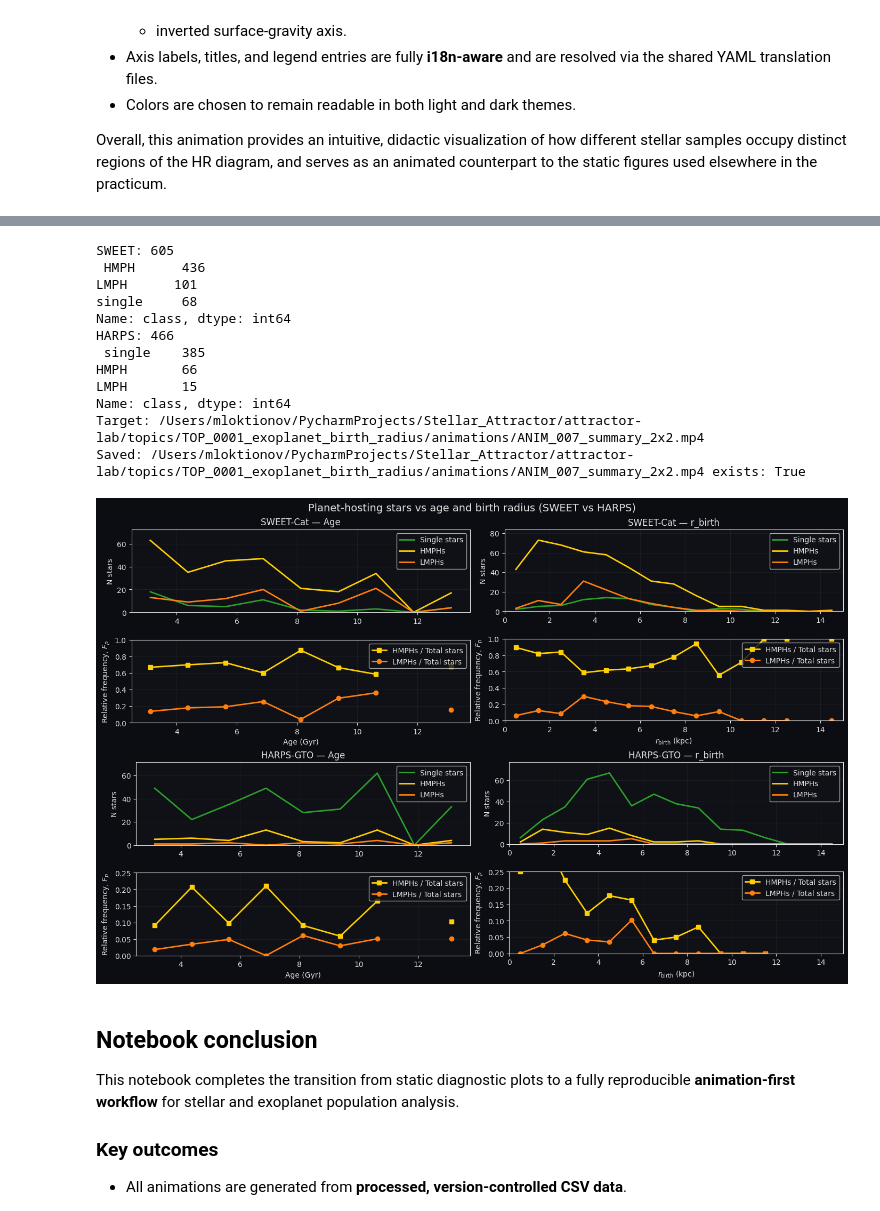
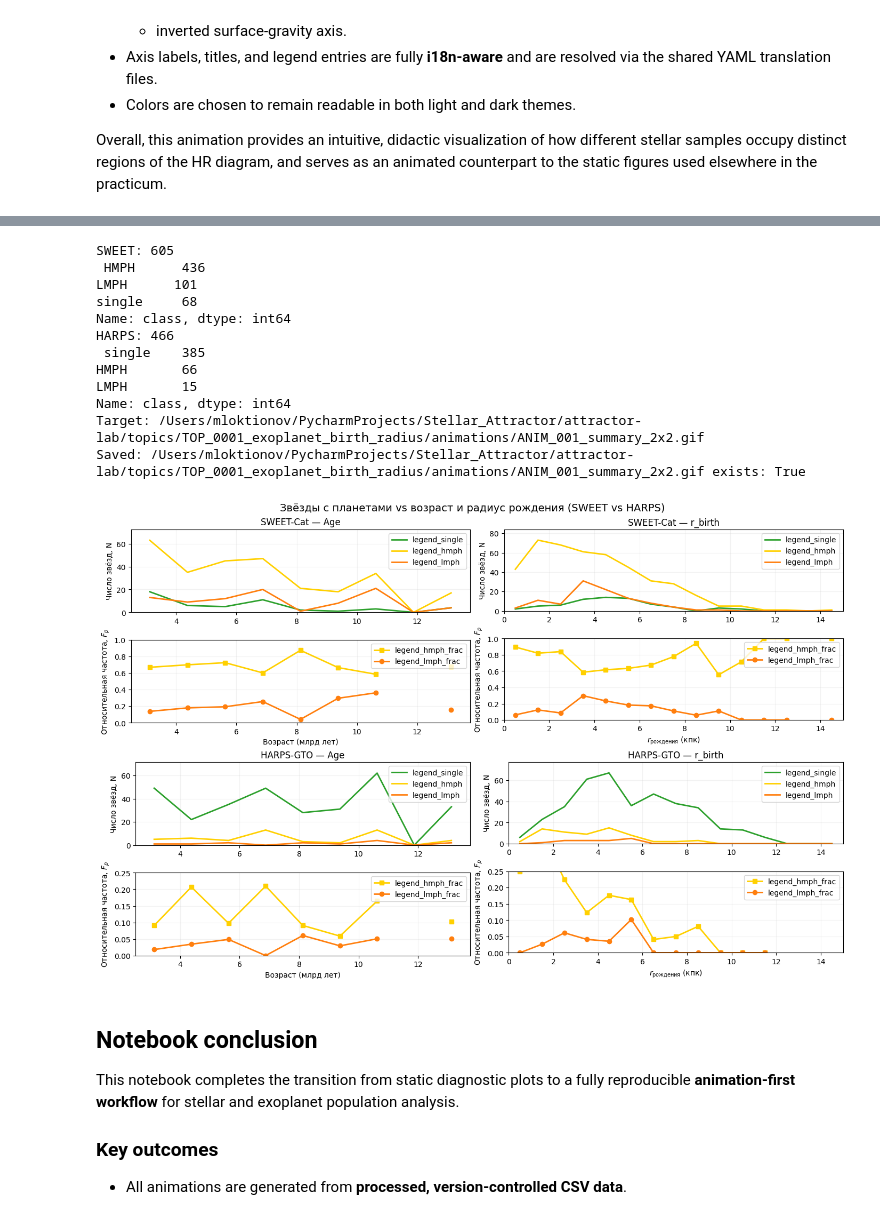
Before and after one commit to stellar-attractor/attractor-lab, a Jupyter notebook: topics/TOP_0001_exoplanet_birth_radius/notebooks/ANIM_001_EN.ipynb, the cells around one changed output, grey strips where cells are left out. Saved outputs shown, nothing was run; the diff lists cells and outputs as text; code cells hidden in the pictures.

Commit message:
ANIM - animation pipeline & i18n refactor

```diff
--- a/topics/TOP_0001_exoplanet_birth_radius/notebooks/ANIM_001_EN.ipynb
+++ b/topics/TOP_0001_exoplanet_birth_radius/notebooks/ANIM_001_EN.ipynb
@@ -1457,22 +1419,21 @@ print("HARPS:", len(harps), "\n", harps["class"].value_counts())
 # -----------------------------
 # 2) i18n text
 # -----------------------------
-X_AGE   = _i18n_get(L, "common", "age_gyr",  default="Age (Gyr)")
-X_RB    = _i18n_get(L, "common", "r_birth",  default=r"$r_{\rm birth}$ (kpc)")
-Y_CNT   = _i18n_get(L, "common", "n_stars",   default="N stars")
-Y_FREQ  = _i18n_get(L, "common", "rel_freq",  default=r"Relative frequency, $F_p$")
+X_AGE  = L("age_gyr")
+X_RB   = L("r_birth")
+Y_CNT  = L("n_stars")
+Y_FREQ = L("rel_freq")
 
-LEG_SINGLE = _i18n_get(L, "ACAP_003", "legend_single", default="Single stars")
-LEG_HMPH   = _i18n_get(L, "ACAP_003", "legend_hmph",   default="HMPHs")
-LEG_LMPH   = _i18n_get(L, "ACAP_003", "legend_lmph",   default="LMPHs")
-LEG_HMPH_F = _i18n_get(L, "ACAP_003", "legend_hmph_frac", default="HMPHs / Total stars")
-LEG_LMPH_F = _i18n_get(L, "ACAP_003", "legend_lmph_frac", default="LMPHs / Total stars")
+LEG_SINGLE = L("legend_single")
+LEG_HMPH   = L("legend_hmph")
+LEG_LMPH   = L("legend_lmph")
+LEG_HMPH_F = L("legend_hmph_frac")
+LEG_LMPH_F = L("legend_lmph_frac")
 
-TITLE_MAIN = _i18n_get(T, "ANIM_001", "anim_summary_2x2",
-                       default="Planet-hosting stars vs age and birth radius (SWEET vs HARPS)")
+TITLE_MAIN  = T("figure_4")
+TITLE_SWEET = T("figure_4_sweet")
+TITLE_HARPS = T("figure_4_harps")
 
-TITLE_SWEET = _i18n_get(L, "ACAP_003", "title_sweet", default="SWEET-Cat")
-TITLE_HARPS = _i18n_get(L, "ACAP_003", "title_harps", default="HARPS-GTO")
 
 # -----------------------------
 # 3) Binning
@@ -1669,37 +1630,37 @@ def update(frame):
         else:
             kk = n
             _set_errorbar(A["eH"], xcent[:kk], blk["ph"][:kk], blk["yerr_h"][:, :kk])
             _set_errorbar(A["eL"], xcent[:kk], blk["pl"][:kk], blk["yerr_l"][:, :kk])
 
     apply_block(blk_sa, age_cent, A_sa)
     apply_block(blk_sr, r_cent,   A_sr)
     apply_block(blk_ha, age_cent, A_ha)
     apply_block(blk_hr, r_cent,   A_hr)
 
     return []
 
 anim = FuncAnimation(fig, update, frames=frames_total, interval=int(1000 / FPS), blit=False)
 
 # Force a draw on the final motion frame (avoids occasional blank saves)
 update(frames_anim - 1)
 fig.canvas.draw()
 
-save_animation(anim, ANIM_DIR / "ANIM_007_summary_2x2")
+save_animation(anim, anim_base("summary_2x2"))
 plt.show()
 # %% [output]
 SWEET: 605
  HMPH      436
 LMPH      101
 single     68
 Name: class, dtype: int64
 HARPS: 466
  single    385
 HMPH       66
 LMPH       15
 Name: class, dtype: int64
-Target: /Users/mloktionov/PycharmProjects/Stellar_Attractor/attractor-lab/topics/TOP_0001_exoplanet_birth_radius/animations/ANIM_007_summary_2x2.mp4
-Saved: /Users/mloktionov/PycharmProjects/Stellar_Attractor/attractor-lab/topics/TOP_0001_exoplanet_birth_radius/animations/ANIM_007_summary_2x2.mp4 exists: True
+Target: /Users/mloktionov/PycharmProjects/Stellar_Attractor/attractor-lab/topics/TOP_0001_exoplanet_birth_radius/animations/ANIM_001_summary_2x2.gif
+Saved: /Users/mloktionov/PycharmProjects/Stellar_Attractor/attractor-lab/topics/TOP_0001_exoplanet_birth_radius/animations/ANIM_001_summary_2x2.gif exists: True
-[figure, old version]
+[figure, new version]
 # %% [markdown]
 ## Notebook conclusion
 
```
Also changed, not shown: parts of 26 cells of this notebook, 23 other files.
